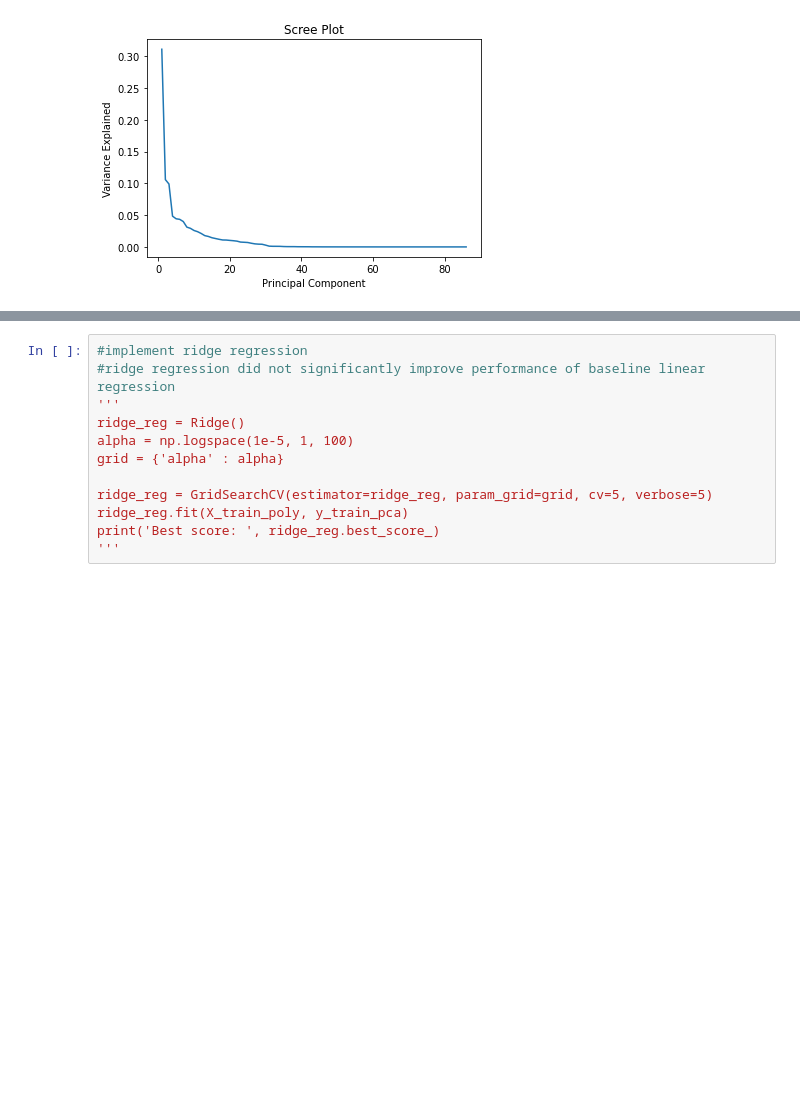
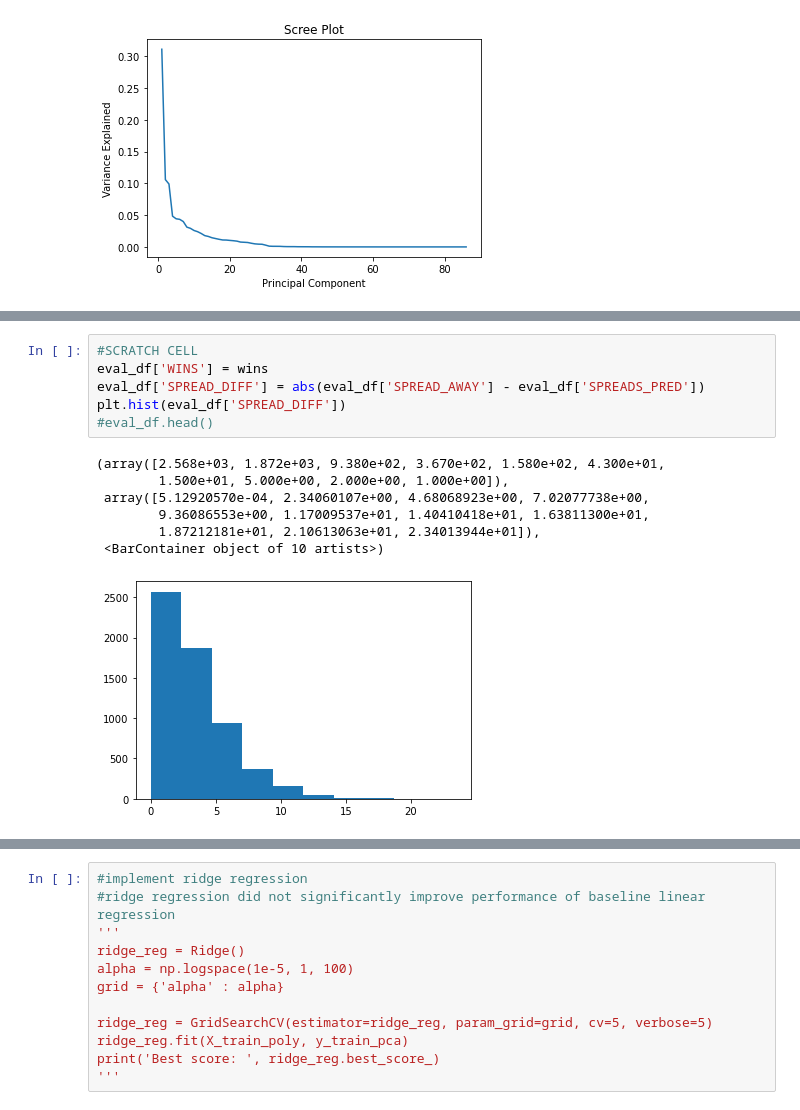
Before and after one commit to jnshzk/nba_beating_the_spread, a Jupyter notebook: models.ipynb, the cells around one changed output, grey strips where cells are left out. Drawn from its saved outputs; the diff is of its cells as text; blank space fills up the shorter version.

```diff
--- a/models.ipynb
+++ b/models.ipynb
@@ -304,0 +468,14 @@ X_train_pca.head()
+# %%
+#SCRATCH CELL
+eval_df['WINS'] = wins
+eval_df['SPREAD_DIFF'] = abs(eval_df['SPREAD_AWAY'] - eval_df['SPREADS_PRED'])
+plt.hist(eval_df['SPREAD_DIFF'])
+#eval_df.head()
+# %% [output]
+(array([2.568e+03, 1.872e+03, 9.380e+02, 3.670e+02, 1.580e+02, 4.300e+01,
+        1.500e+01, 5.000e+00, 2.000e+00, 1.000e+00]),
+ array([5.12920570e-04, 2.34060107e+00, 4.68068923e+00, 7.02077738e+00,
+        9.36086553e+00, 1.17009537e+01, 1.40410418e+01, 1.63811300e+01,
+        1.87212181e+01, 2.10613063e+01, 2.34013944e+01]),
+ <BarContainer object of 10 artists>)
+[figure, added]
```
Also changed, not shown: parts of 32 cells of this notebook.
